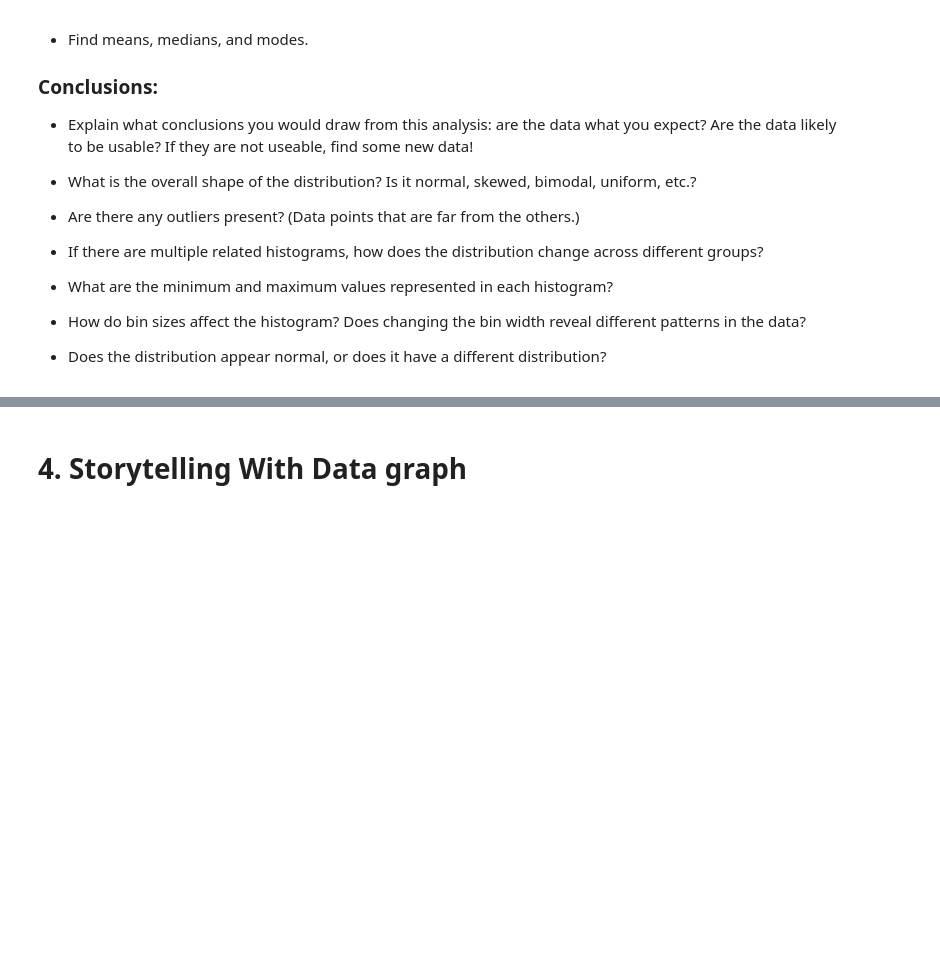
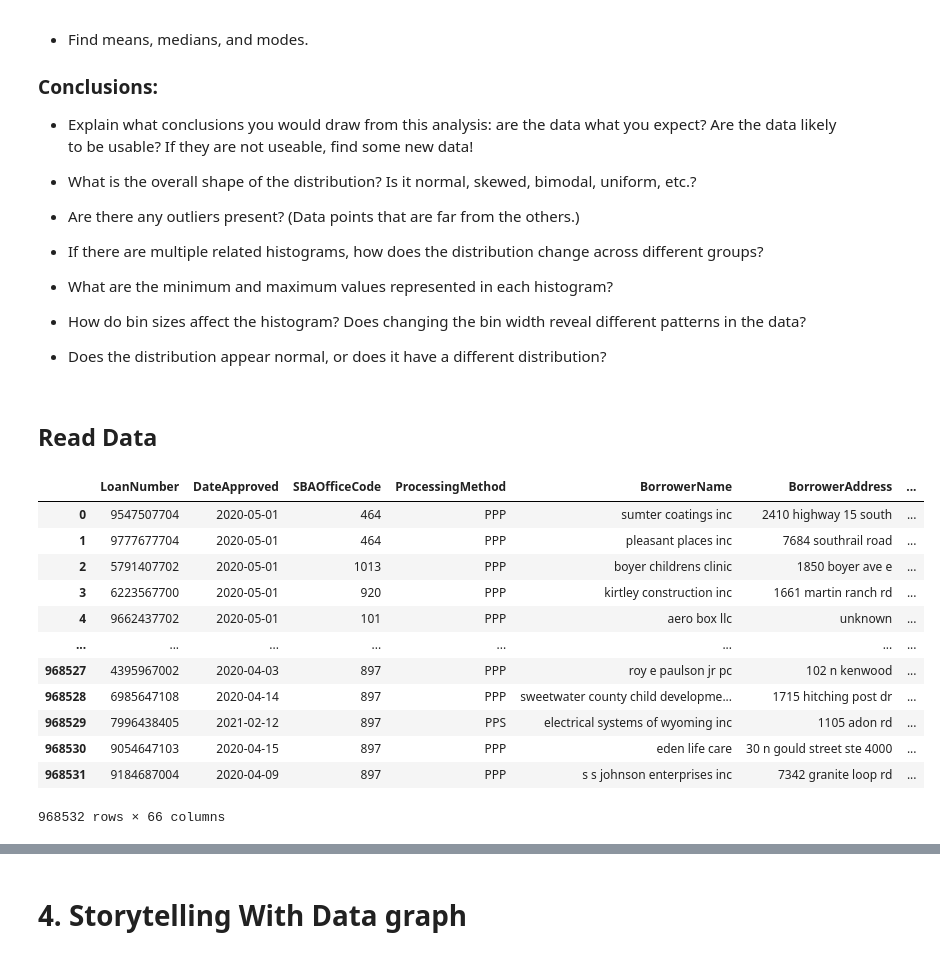
Before and after one commit to calebhadley1/Module-B-semester-2, a Jupyter notebook: OMDS-ModB2-Week4-Hadley-Caleb.ipynb, the cells around one changed output, grey strips where cells are left out. Drawn from its saved outputs; the diff is of its cells as text; code cells hidden in the pictures; blank space fills up the shorter version.

Commit message:
start data clean

```diff
--- a/OMDS-ModB2-Week4-Hadley-Caleb.ipynb
+++ b/OMDS-ModB2-Week4-Hadley-Caleb.ipynb
@@ -67,3 +67,22 @@ This week, you will do the same types of exercises as last week, but you should
 - How do bin sizes affect the histogram?  Does changing the bin width reveal different patterns in the data?
 
 - Does the distribution appear normal, or does it have a different distribution?
+# %% [markdown]
+## Read Data
+# %%
+df = pd.read_csv(f"C:/Users/caleb/Downloads/ppploan/ppp_over_150k.csv")
+df
+# %% [output]
+|  | LoanNumber | DateApproved | SBAOfficeCode | ProcessingMethod | BorrowerName | BorrowerAddress | ... |
+| 0 | 9547507704 | 2020-05-01 | 464 | PPP | sumter coatings inc | 2410 highway 15 south | ... |
+| 1 | 9777677704 | 2020-05-01 | 464 | PPP | pleasant places inc | 7684 southrail road | ... |
+| 2 | 5791407702 | 2020-05-01 | 1013 | PPP | boyer childrens clinic | 1850 boyer ave e | ... |
+| 3 | 6223567700 | 2020-05-01 | 920 | PPP | kirtley construction inc | 1661 martin ranch rd | ... |
+| 4 | 9662437702 | 2020-05-01 | 101 | PPP | aero box llc | unknown | ... |
+| ... | ... | ... | ... | ... | ... | ... | ... |
+| 968527 | 4395967002 | 2020-04-03 | 897 | PPP | roy e paulson jr pc | 102 n kenwood | ... |
+| 968528 | 6985647108 | 2020-04-14 | 897 | PPP | sweetwater county child developme... | 1715 hitching post dr | ... |
+| 968529 | 7996438405 | 2021-02-12 | 897 | PPS | electrical systems of wyoming inc | 1105 adon rd | ... |
+| 968530 | 9054647103 | 2020-04-15 | 897 | PPP | eden life care | 30 n gould street ste 4000 | ... |
+| 968531 | 9184687004 | 2020-04-09 | 897 | PPP | s s johnson enterprises inc | 7342 granite loop rd | ... |
+968532 rows × 66 columns
```
Also changed, not shown: parts of 8 cells of this notebook.
